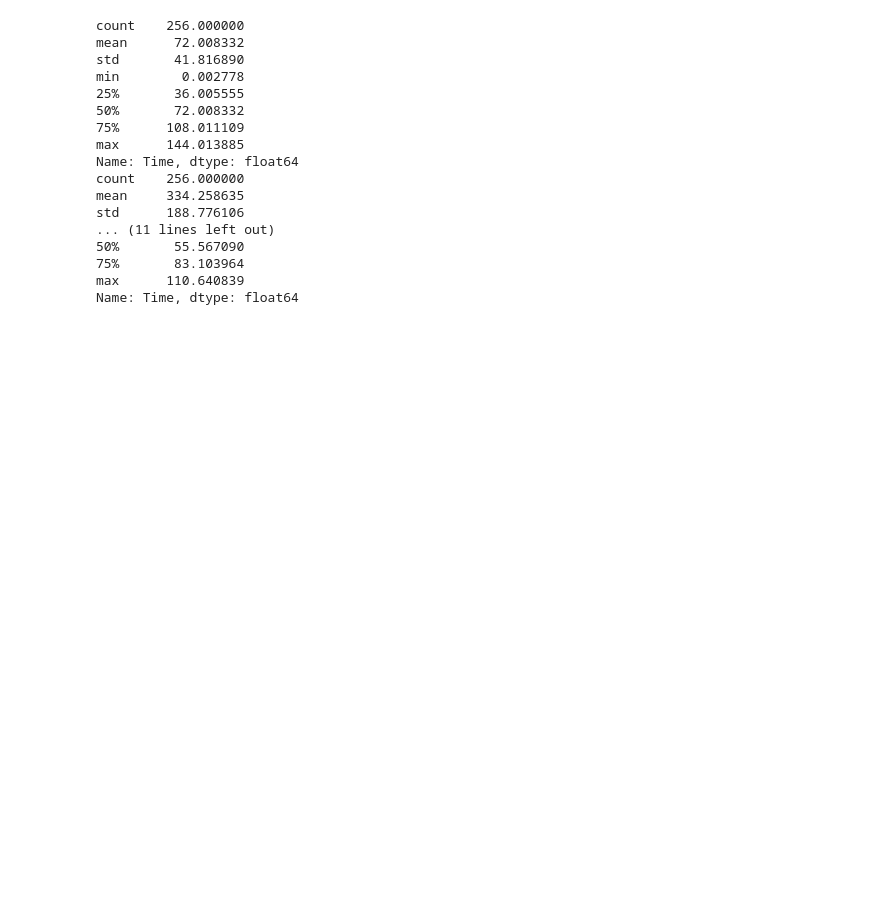
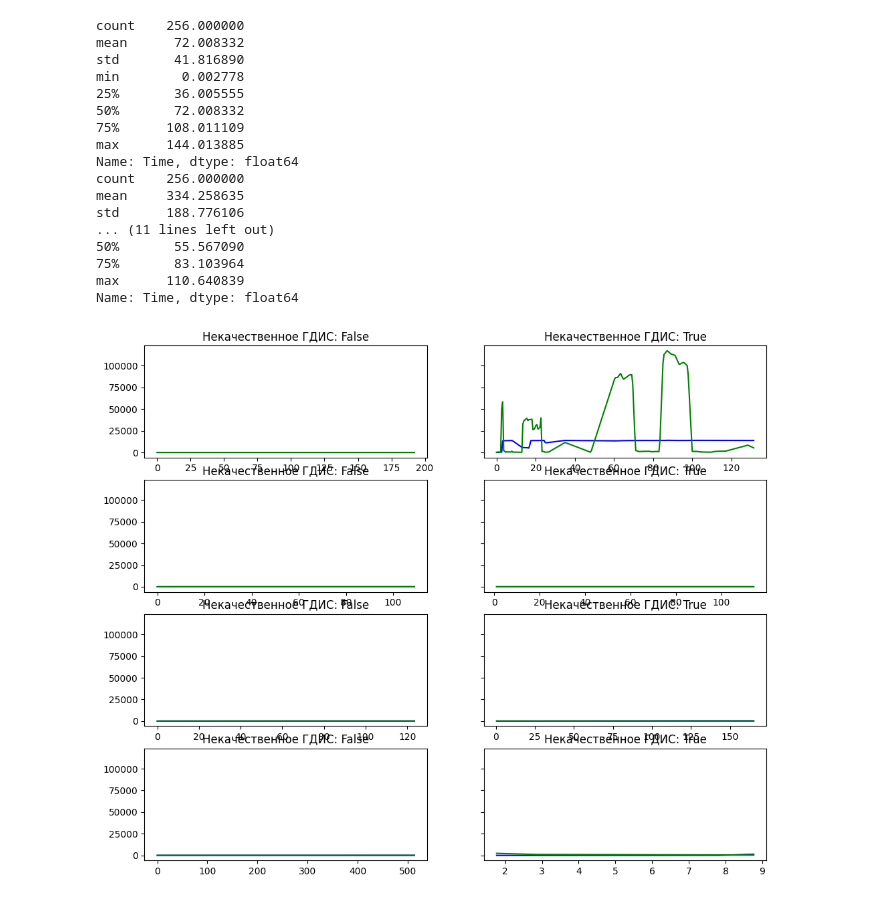
Before and after one commit to EZHOWWW/Siam, a Jupyter notebook: main.ipynb, the cells around one changed output. Cells and saved outputs as stored; diff of their text form; code cells hidden in the pictures; blank space fills up the shorter version.

```diff
--- a/main.ipynb
+++ b/main.ipynb
@@ -207,2 +243,29 @@ Name: Time, dtype: float64
+# %%
+# TODO show series for first target(Некачественное ГДИС)
+random_rows = hq_train_data.sample(n=100, random_state=32)
+series = [get_train_data_from_loc(d) for d in random_rows.iloc]
+
+fig, ax = plt.subplots(4, 2, figsize = (12, 10), sharey=True)
+hq_train_data_t = random_rows[['file_name', 'Некачественное ГДИС']]
+target0 = hq_train_data_t[hq_train_data_t['Некачественное ГДИС'] == 0]
+target1 = hq_train_data_t[hq_train_data_t['Некачественное ГДИС'] == 1]
+for i, v in enumerate(target0.iloc):
+    if i > 3:
+        break
+    ss = standardize_series(get_train_data_from_loc(v))
+    ax[i, 0].plot(ss['Time'], ss['DeltaP'], color='b')
+    ax[i, 0].plot(ss['Time'], ss['P_prime'], color='g')
+    ax[i, 0].set_title('Некачественное ГДИС: False')
+
+for i, v in enumerate(target1.iloc):
+    if i > 3:
+        break
+    ss = standardize_series(get_train_data_from_loc(v))
+    ax[i, 1].plot(ss['Time'], ss['DeltaP'], color='b')
+    ax[i, 1].plot(ss['Time'], ss['P_prime'], color='g')
+    ax[i, 1].set_title('Некачественное ГДИС: True')
+plt.show()
+# %% [output]
+[figure, added]
 # %%
 # for all target show where it is true
```
Also changed, not shown: parts of 9 cells of this notebook.
